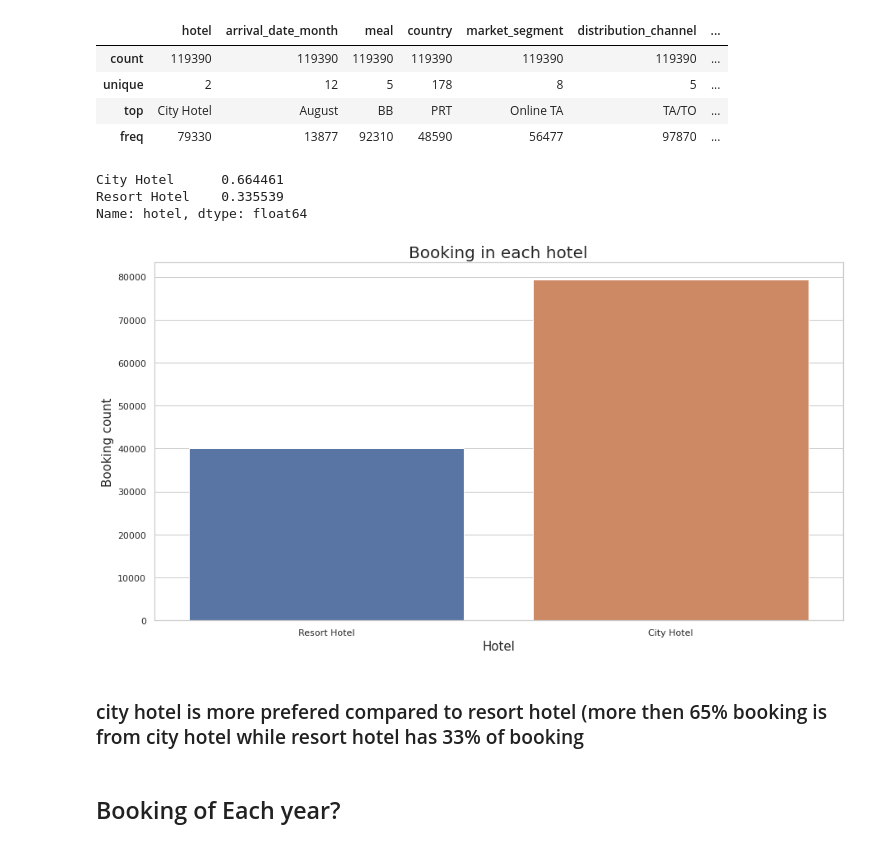
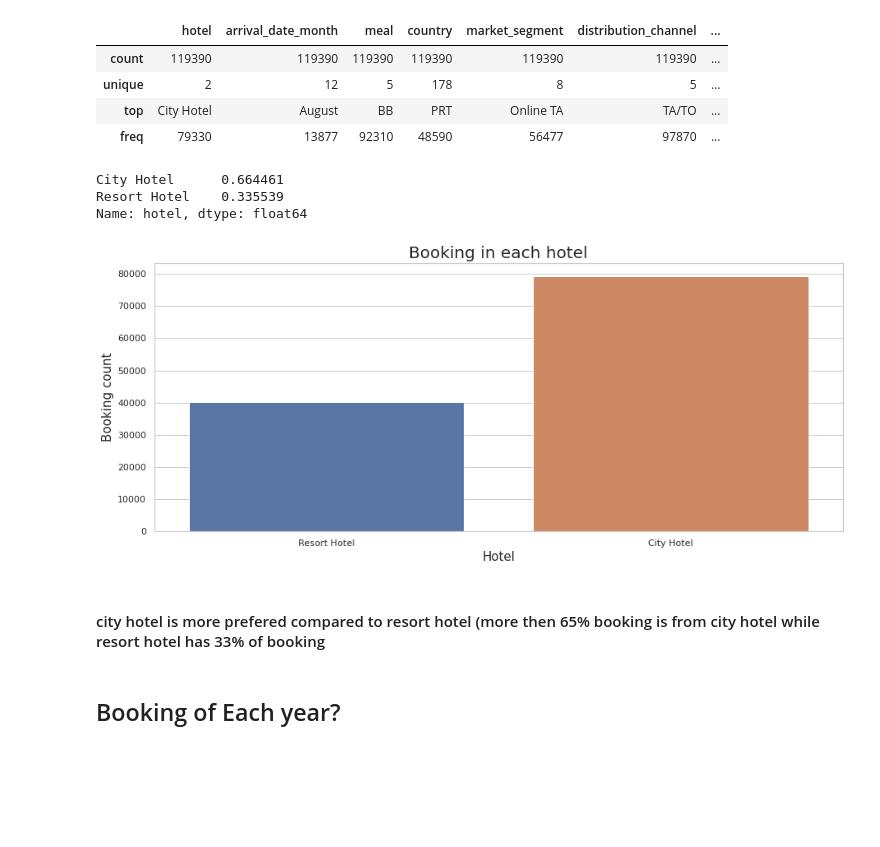
Before and after one commit to milanajudiya/Hotel_Booking_Analysis, a Jupyter notebook: Hotel_Booking_Analysis.ipynb, the cells around one changed output. Cells and saved outputs as stored; diff of their text form; code cells hidden in the pictures; blank space fills up the shorter version.

```diff
--- a/Hotel_Booking_Analysis.ipynb
+++ b/Hotel_Booking_Analysis.ipynb
@@ -276,24 +271,24 @@ df_hotel.describe(include="object")
 | top | City Hotel | August | BB | PRT | Online TA | TA/TO | ... |
 | freq | 79330 | 13877 | 92310 | 48590 | 56477 | 97870 | ... |
 # %%
-#
+# plot graph of hotel booking
 
-plt.figure(figsize=(15,8))
+plt.figure(figsize=(15,6))
 sns.set_theme(style="whitegrid")
 sns.countplot(x="hotel",data=df_hotel)
 plt.xlabel("Hotel",size=15)
 plt.ylabel("Booking count",size=15)
 plt.title("Booking in each hotel",size=20)
 
 
 print(df_hotel["hotel"].value_counts(normalize=True))
 # %% [output]
 City Hotel      0.664461
 Resort Hotel    0.335539
 Name: hotel, dtype: float64
-[figure, old version]
+[figure, new version]
 # %% [markdown]
-### city hotel is more prefered compared to resort hotel (more then 65% booking is from city hotel while resort hotel has 33% of booking
+#### city hotel is more prefered compared to resort hotel (more then 65% booking is from city hotel while resort hotel has 33% of booking
 # %% [markdown]
 ## Booking of Each year?
 # %%
```
Also changed, not shown: parts of 51 cells of this notebook.
